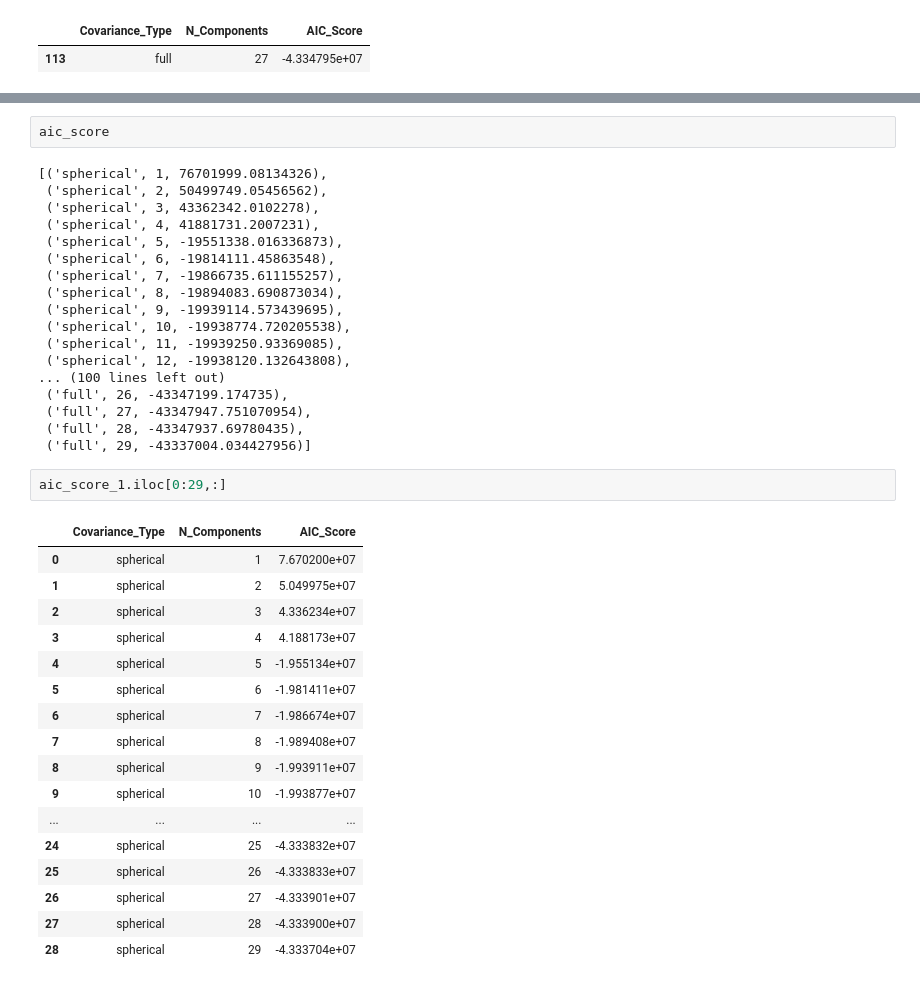
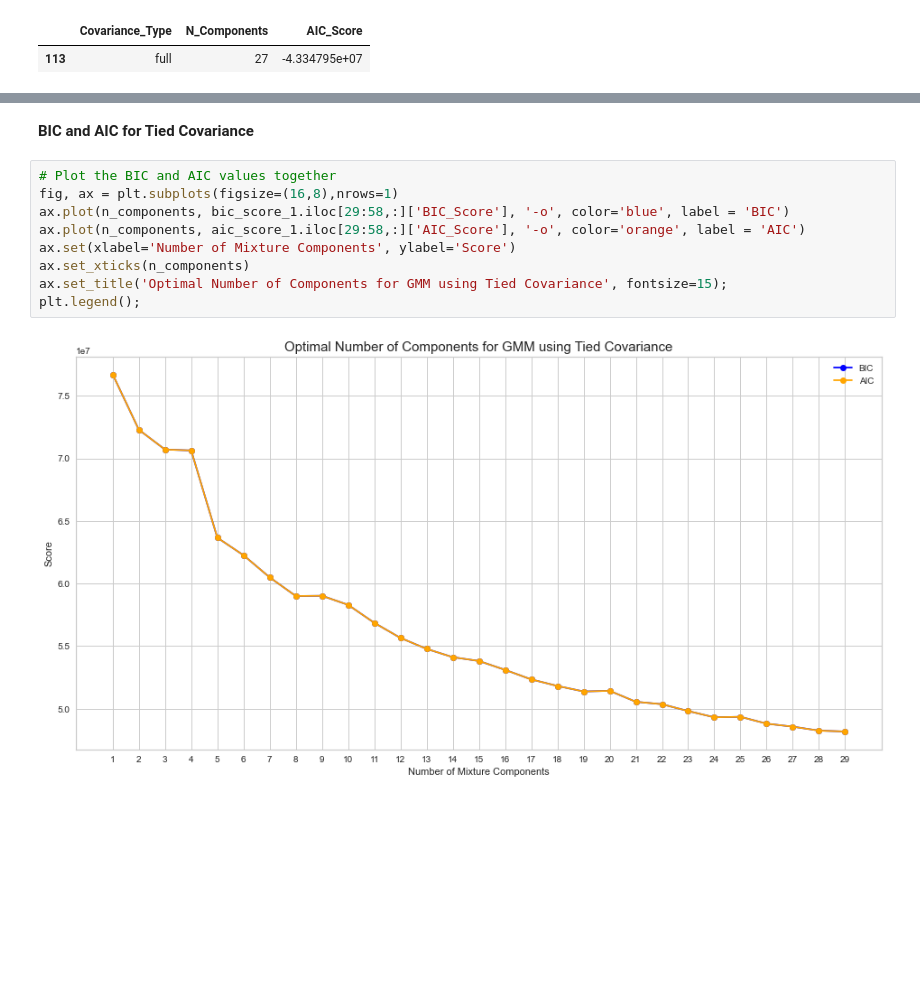
Before and after one commit to Ellie190/Student-Segmentation, a Jupyter notebook: edm_analysis.ipynb, the cells around one changed output, grey strips where cells are left out. Saved outputs shown, nothing was run; the diff lists cells and outputs as text; blank space fills up the shorter version.

```diff
--- a/edm_analysis.ipynb
+++ b/edm_analysis.ipynb
@@ -415,40 +386,13 @@ plt.legend();
-# %%
-aic_score
-# %% [output]
-[('spherical', 1, 76701999.08134326),
- ('spherical', 2, 50499749.05456562),
- ('spherical', 3, 43362342.0102278),
- ('spherical', 4, 41881731.2007231),
- ('spherical', 5, -19551338.016336873),
- ('spherical', 6, -19814111.45863548),
- ('spherical', 7, -19866735.611155257),
- ('spherical', 8, -19894083.690873034),
- ('spherical', 9, -19939114.573439695),
- ('spherical', 10, -19938774.720205538),
- ('spherical', 11, -19939250.93369085),
- ('spherical', 12, -19938120.132643808),
-... (100 lines left out)
- ('full', 26, -43347199.174735),
- ('full', 27, -43347947.751070954),
- ('full', 28, -43347937.69780435),
- ('full', 29, -43337004.034427956)]
-# %%
-aic_score_1.iloc[0:29,:]
-# %% [output]
-|  | Covariance_Type | N_Components | AIC_Score |
-| 0 | spherical | 1 | 7.670200e+07 |
-| 1 | spherical | 2 | 5.049975e+07 |
-| 2 | spherical | 3 | 4.336234e+07 |
-| 3 | spherical | 4 | 4.188173e+07 |
-| 4 | spherical | 5 | -1.955134e+07 |
-| 5 | spherical | 6 | -1.981411e+07 |
-| 6 | spherical | 7 | -1.986674e+07 |
-| 7 | spherical | 8 | -1.989408e+07 |
-| 8 | spherical | 9 | -1.993911e+07 |
-| 9 | spherical | 10 | -1.993877e+07 |
-| ... | ... | ... | ... |
-| 24 | spherical | 25 | -4.333832e+07 |
-| 25 | spherical | 26 | -4.333833e+07 |
-| 26 | spherical | 27 | -4.333901e+07 |
-| 27 | spherical | 28 | -4.333900e+07 |
-| 28 | spherical | 29 | -4.333704e+07 |
+# %% [markdown]
+**BIC and AIC for Tied Covariance**
+# %%
+# Plot the BIC and AIC values together
+fig, ax = plt.subplots(figsize=(16,8),nrows=1)
+ax.plot(n_components, bic_score_1.iloc[29:58,:]['BIC_Score'], '-o', color='blue', label = 'BIC')
+ax.plot(n_components, aic_score_1.iloc[29:58,:]['AIC_Score'], '-o', color='orange', label = 'AIC')
+ax.set(xlabel='Number of Mixture Components', ylabel='Score')
+ax.set_xticks(n_components)
+ax.set_title('Optimal Number of Components for GMM using Tied Covariance', fontsize=15);
+plt.legend();
+# %% [output]
+[figure, added]
```
Also changed, not shown: parts of 12 cells of this notebook.
